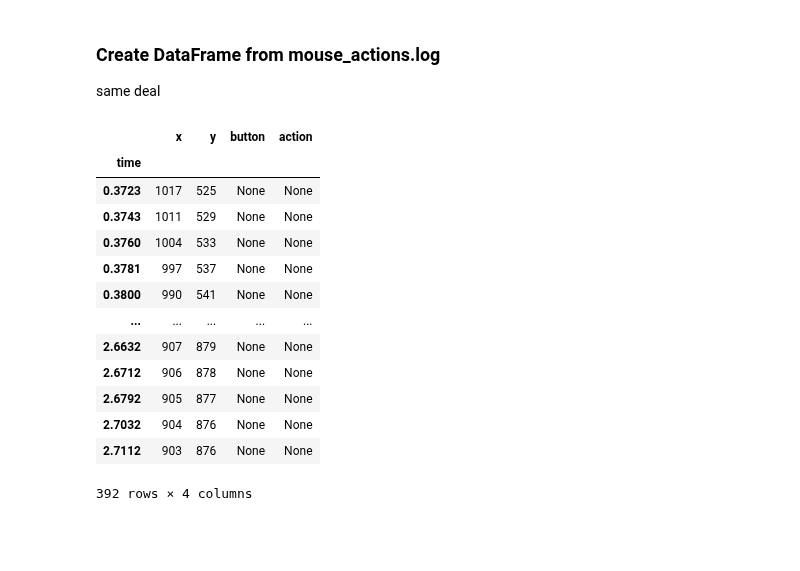
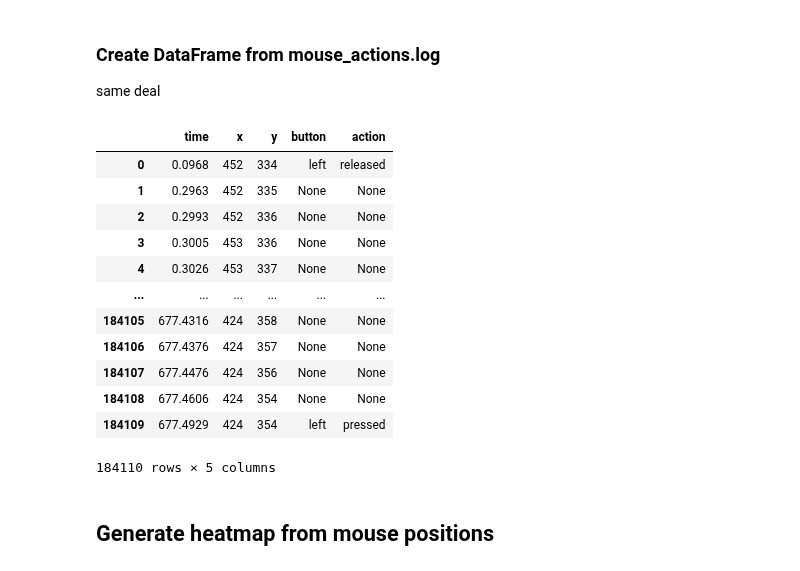
Before and after one commit to HengjunLuo/capstone-landis, a Jupyter notebook: log_parser.ipynb, the cells around one changed output. Cells and saved outputs as stored; diff of their text form; code cells hidden in the pictures; blank space fills up the shorter version.

```diff
--- a/log_parser.ipynb
+++ b/log_parser.ipynb
@@ -27,23 +30,23 @@ keyboard_df
 ### Create DataFrame from mouse_actions.log
 
 same deal
-# %%
-mouse_df = pd.read_csv("mouse_actions.log", names=['time', 'x', 'y', 'button', 'action'])
-mouse_df.set_index('time', inplace=True)
-
-mouse_df
-# %% [output]
-|  | x | y | button | action |
-| time |  |  |  |  |
-| 0.3723 | 1017 | 525 | None | None |
-| 0.3743 | 1011 | 529 | None | None |
-| 0.3760 | 1004 | 533 | None | None |
-| 0.3781 | 997 | 537 | None | None |
-| 0.3800 | 990 | 541 | None | None |
-| ... | ... | ... | ... | ... |
-| 2.6632 | 907 | 879 | None | None |
-| 2.6712 | 906 | 878 | None | None |
-| 2.6792 | 905 | 877 | None | None |
-| 2.7032 | 904 | 876 | None | None |
-| 2.7112 | 903 | 876 | None | None |
-392 rows × 4 columns
+# %%
+mouse_df = pd.read_csv("logs/Zirui/mouse_actions.log", names=['time', 'x', 'y', 'button', 'action'])
+
+mouse_df
+# %% [output]
+|  | time | x | y | button | action |
+| 0 | 0.0968 | 452 | 334 | left | released |
+| 1 | 0.2963 | 452 | 335 | None | None |
+| 2 | 0.2993 | 452 | 336 | None | None |
+| 3 | 0.3005 | 453 | 336 | None | None |
+| 4 | 0.3026 | 453 | 337 | None | None |
+| ... | ... | ... | ... | ... | ... |
+| 184105 | 677.4316 | 424 | 358 | None | None |
+| 184106 | 677.4376 | 424 | 357 | None | None |
+| 184107 | 677.4476 | 424 | 356 | None | None |
+| 184108 | 677.4606 | 424 | 354 | None | None |
+| 184109 | 677.4929 | 424 | 354 | left | pressed |
+184110 rows × 5 columns
+# %% [markdown]
+## Generate heatmap from mouse positions
```
Also changed, not shown: parts of 4 cells of this notebook, 1 other file.
